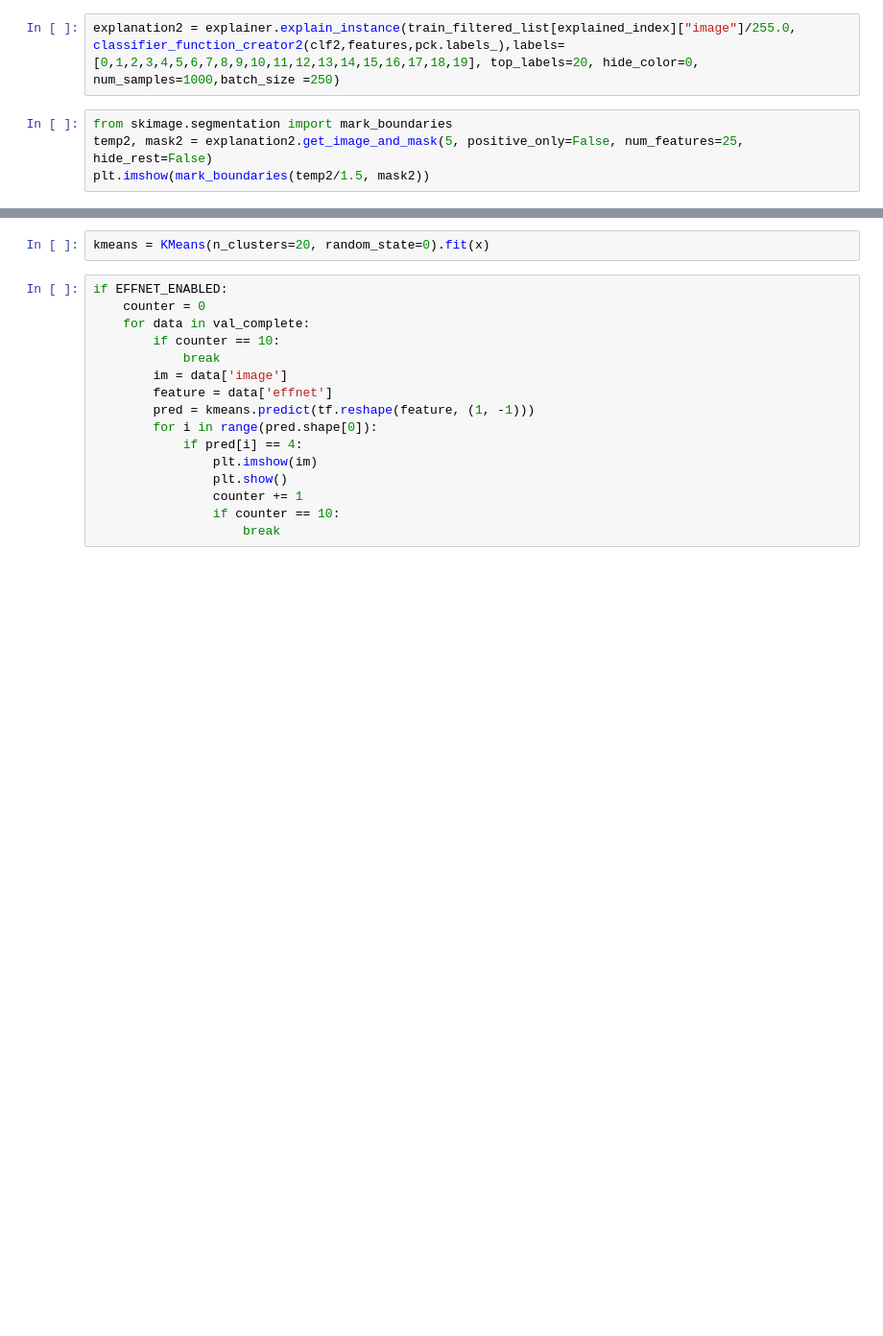
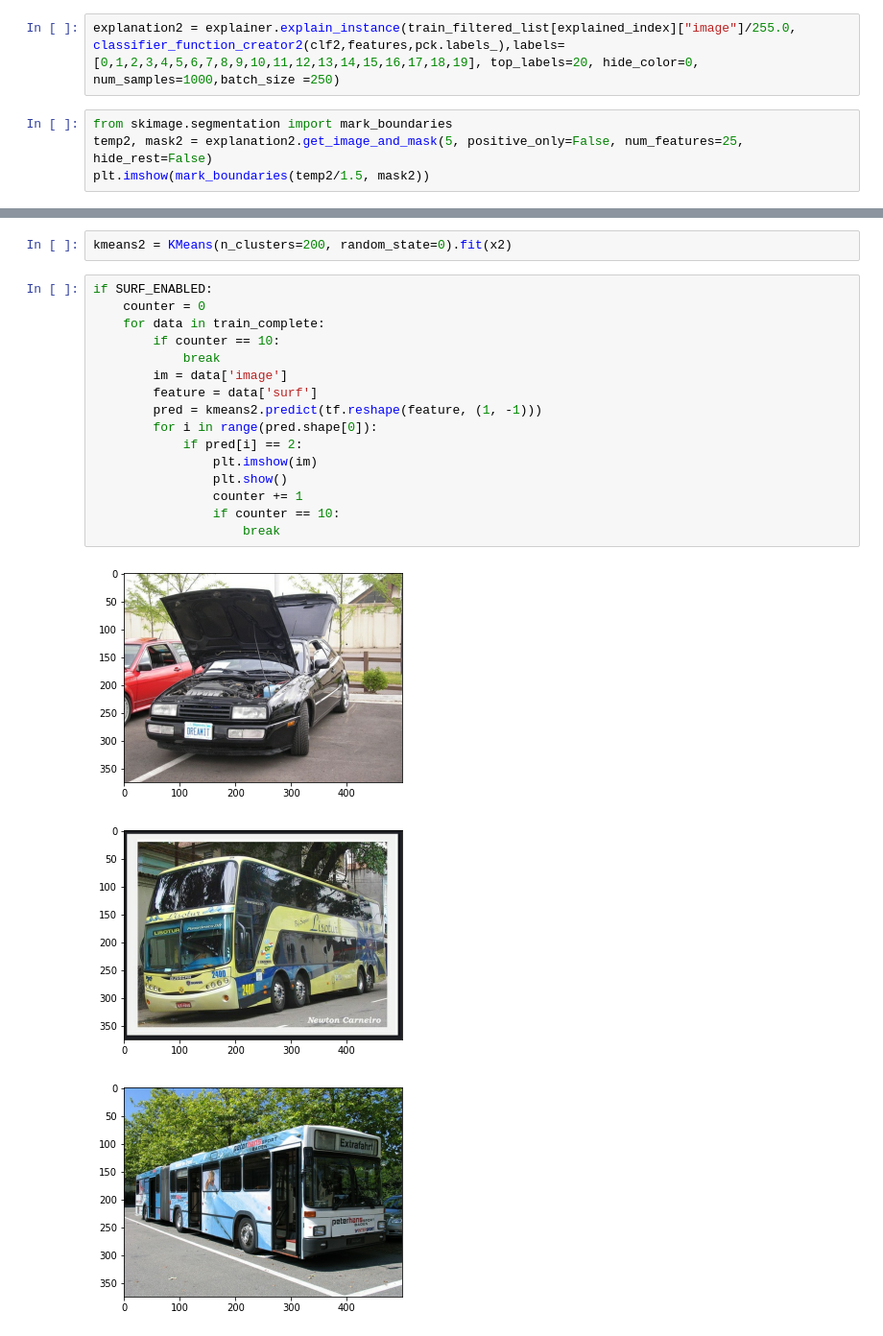
Before and after one commit to OlliPaul/ATiML_Project, a Jupyter notebook: Notebooks/main.ipynb, the cells around one changed output, grey strips where cells are left out. Shown at 96% size. Cells and saved outputs as stored; diff of their text form; blank space fills up the shorter version.

```diff
--- a/Notebooks/main.ipynb
+++ b/Notebooks/main.ipynb
@@ -860,18 +753,22 @@ x2 = np.array(list(train_filtered.map(lambda x: x['cld']).as_numpy_iterator()),
 # %%
-kmeans = KMeans(n_clusters=20, random_state=0).fit(x)
+kmeans2 = KMeans(n_clusters=200, random_state=0).fit(x2)
 # %%
-if EFFNET_ENABLED:
+if SURF_ENABLED:
     counter = 0
-    for data in val_complete:
+    for data in train_complete:
         if counter == 10:
             break
         im = data['image']
-        feature = data['effnet']
-        pred = kmeans.predict(tf.reshape(feature, (1, -1)))
+        feature = data['surf']
+        pred = kmeans2.predict(tf.reshape(feature, (1, -1)))
         for i in range(pred.shape[0]):
-            if pred[i] == 4:
+            if pred[i] == 2:
                 plt.imshow(im)
                 plt.show()
                 counter += 1
                 if counter == 10:
                     break
+# %% [output]
+[figure, added]
+[figure, added]
+[figure, added]
```
Also changed, not shown: parts of 79 cells of this notebook, 2 other files.
